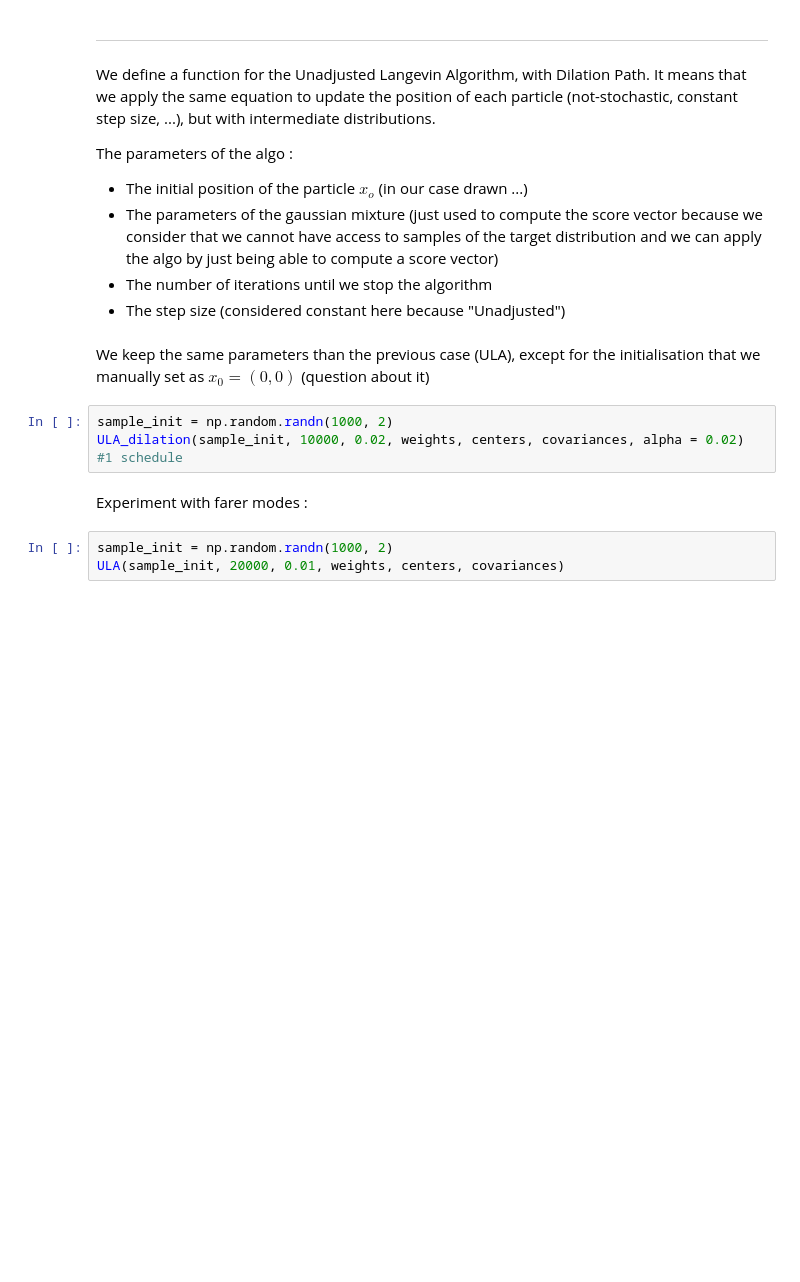
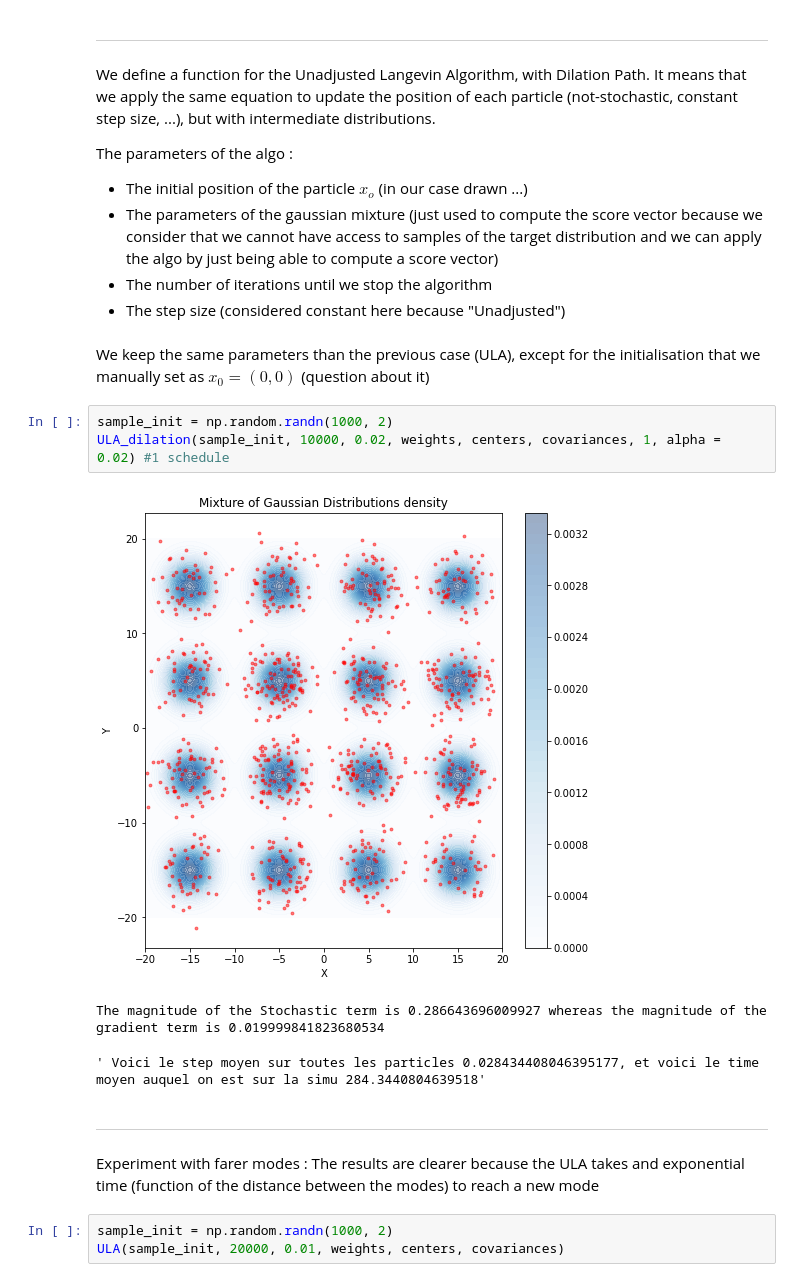
Before and after one commit to PyTomSss/Research_Project-Imperial_College, a Jupyter notebook: Test Experiment.ipynb, the cells around one changed output. Drawn from its saved outputs; the diff is of its cells as text; blank space fills up the shorter version.

```diff
--- a/Test Experiment.ipynb
+++ b/Test Experiment.ipynb
@@ -159,9 +162,14 @@ The parameters of the algo :
 We keep the same parameters than the previous case (ULA), except for the initialisation that we manually set as $ x_0 = (0,0)$ (question about it)
 # %%
 sample_init = np.random.randn(1000, 2)
-ULA_dilation(sample_init, 10000, 0.02, weights, centers, covariances, alpha = 0.02) #1 schedule
+ULA_dilation(sample_init, 10000, 0.02, weights, centers, covariances, 1, alpha = 0.02) #1 schedule
+# %% [output]
+[figure, added]
+The magnitude of the Stochastic term is 0.286643696009927 whereas the magnitude of the gradient term is 0.019999841823680534
+' Voici le step moyen sur toutes les particles 0.028434408046395177, et voici le time moyen auquel on est sur la simu 284.3440804639518'
-# %% [markdown]
-Experiment with farer modes :
+# %% [markdown]
+------------------------------------------------------------------------------------------------------------------------------------------------------
+Experiment with farer modes : The results are clearer because the ULA takes and exponential time (function of the distance between the modes) to reach a new mode
 # %%
 sample_init = np.random.randn(1000, 2)
 ULA(sample_init, 20000, 0.01, weights, centers, covariances)
```
Also changed, not shown: parts of 19 cells of this notebook, 2 other files.
